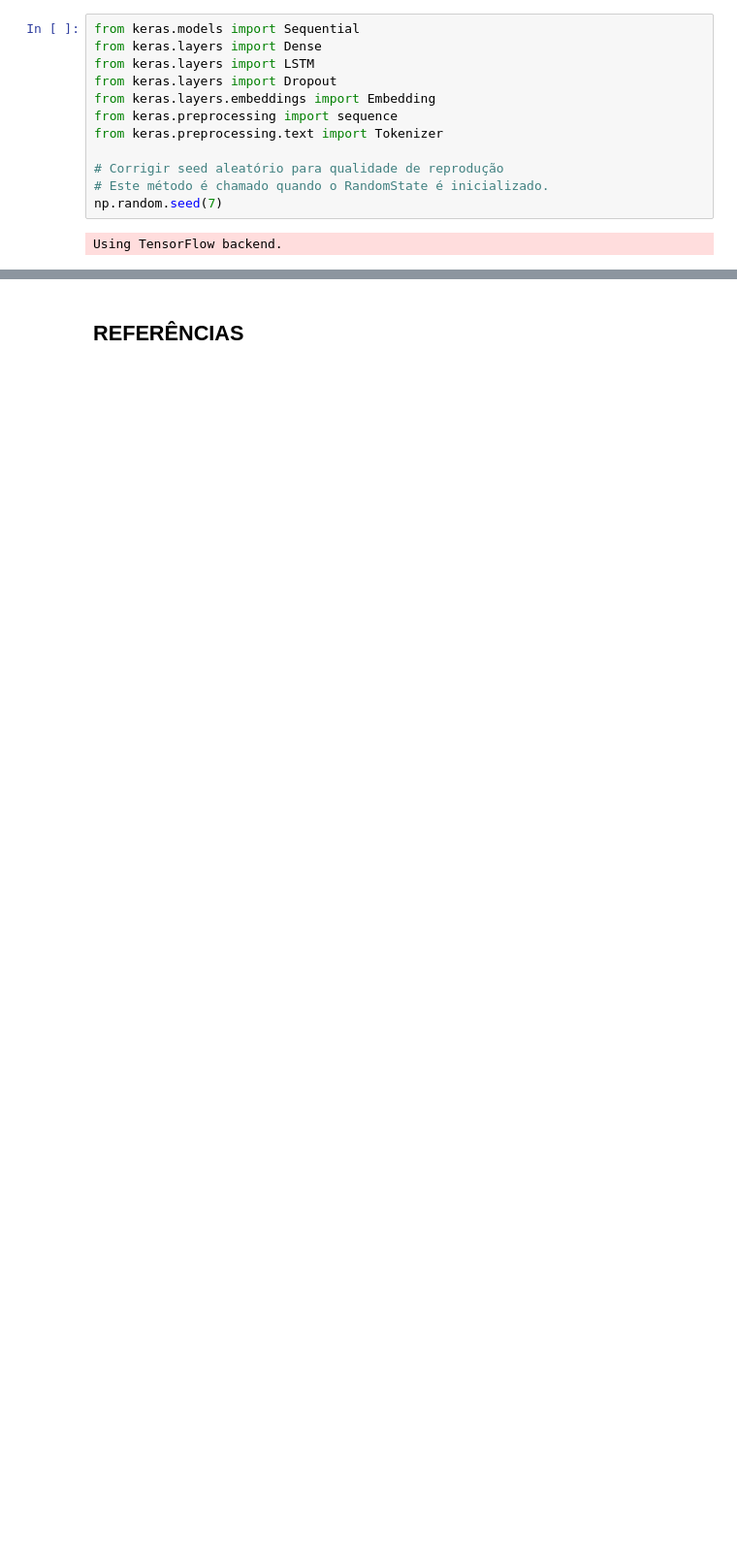
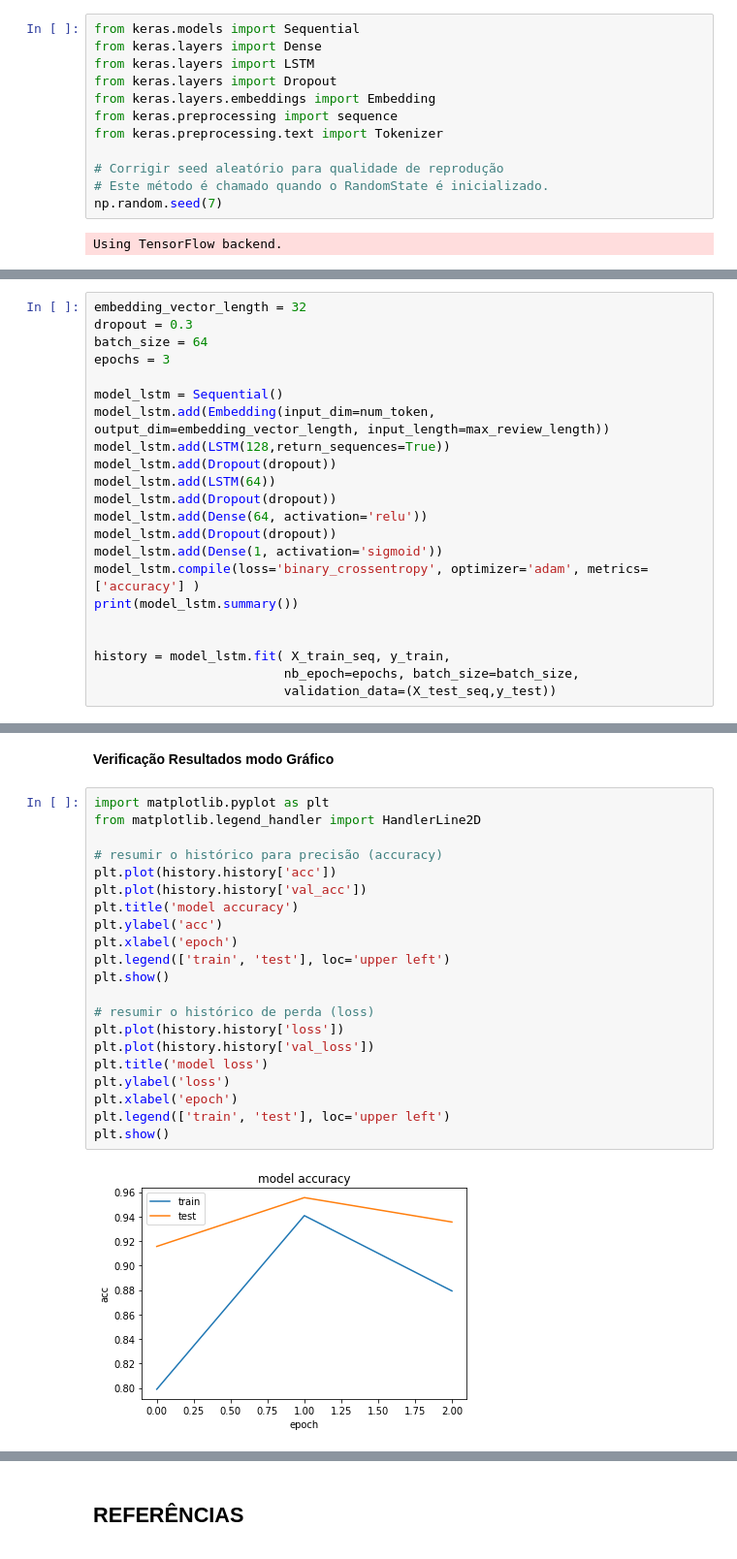
Before and after one commit to JoaoVitorBracale/fatect-news, a Jupyter notebook: 03 - Aprendizado de Máquina.ipynb, the cells around one changed output, grey strips where cells are left out. Shown: that part at 97% size. Cells and saved outputs as stored; diff of their text form; blank space fills up the shorter version.

```diff
--- a/03 - Aprendizado de Máquina.ipynb
+++ b/03 - Aprendizado de Máquina.ipynb
@@ -273,0 +196,22 @@ Accuracy: 93.25%
+# %%
+embedding_vector_length = 32
+dropout = 0.3
+batch_size = 64
+epochs = 3
+
+model_lstm = Sequential()
+model_lstm.add(Embedding(input_dim=num_token, output_dim=embedding_vector_length, input_length=max_review_length))
+model_lstm.add(LSTM(128,return_sequences=True))
+model_lstm.add(Dropout(dropout))
+model_lstm.add(LSTM(64))
+model_lstm.add(Dropout(dropout))
+model_lstm.add(Dense(64, activation='relu'))
+model_lstm.add(Dropout(dropout))
+model_lstm.add(Dense(1, activation='sigmoid'))
+model_lstm.compile(loss='binary_crossentropy', optimizer='adam', metrics=['accuracy'] )
+print(model_lstm.summary())
+
+
+history = model_lstm.fit( X_train_seq, y_train,
+                         nb_epoch=epochs, batch_size=batch_size,
+                         validation_data=(X_test_seq,y_test))
@@ -273,0 +281,25 @@ Accuracy: 93.25%
+# %% [markdown]
+**Verificação Resultados modo Gráfico**
+# %%
+import matplotlib.pyplot as plt
+from matplotlib.legend_handler import HandlerLine2D
+
+# resumir o histórico para precisão (accuracy)
+plt.plot(history.history['acc'])
+plt.plot(history.history['val_acc'])
+plt.title('model accuracy')
+plt.ylabel('acc')
+plt.xlabel('epoch')
+plt.legend(['train', 'test'], loc='upper left')
+plt.show()
+
+# resumir o histórico de perda (loss)
+plt.plot(history.history['loss'])
+plt.plot(history.history['val_loss'])
+plt.title('model loss')
+plt.ylabel('loss')
+plt.xlabel('epoch')
+plt.legend(['train', 'test'], loc='upper left')
+plt.show()
+# %% [output]
+[figure, added]
```
Also changed, not shown: parts of 71 cells of this notebook.
